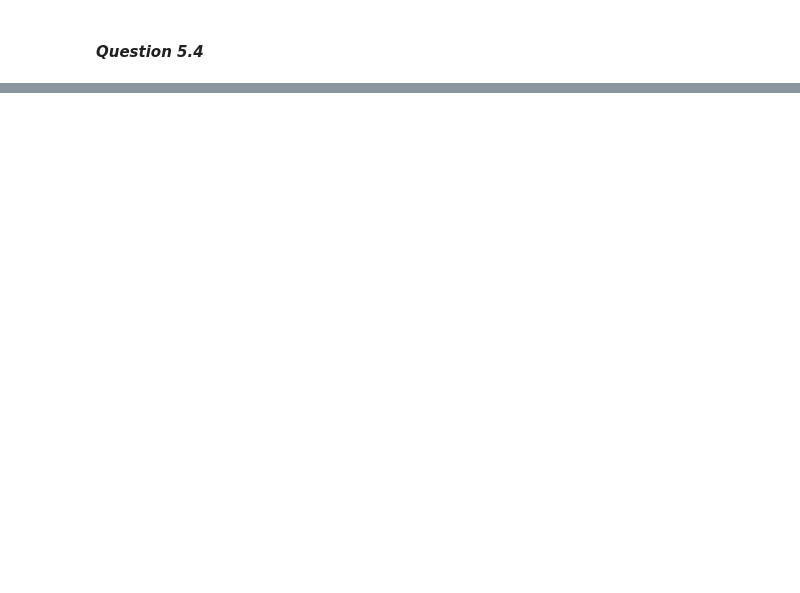
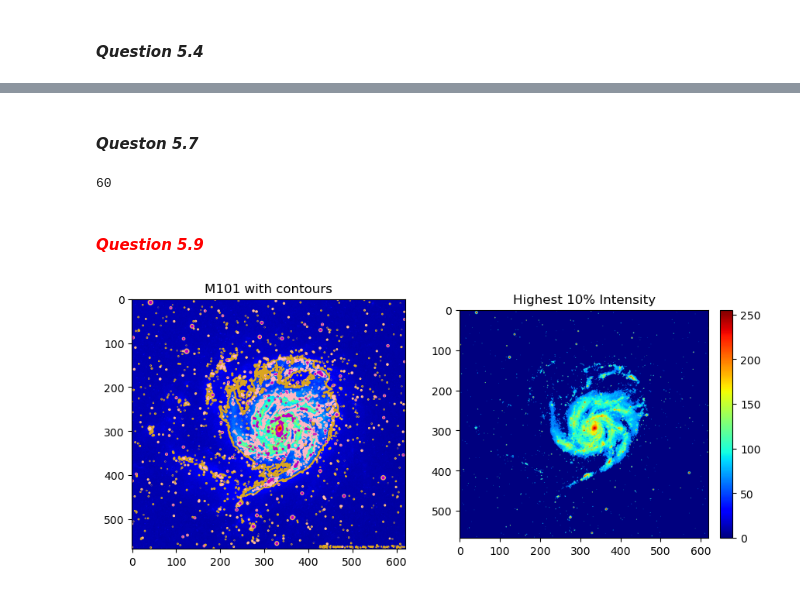
Before and after one commit to lklingens/PROGNUM-repo, a Jupyter notebook: Task5/sq_s6390366_w5.ipynb, the cells around one changed output, grey strips where cells are left out. Saved outputs shown, nothing was run; the diff lists cells and outputs as text; code cells hidden in the pictures; blank space fills up the shorter version.

```diff
--- a/Task5/sq_s6390366_w5.ipynb
+++ b/Task5/sq_s6390366_w5.ipynb
@@ -75,0 +162,46 @@ The contents of the new array y2 are: y2 = [  9.   9.   9.  36.   9.  36. 289.
+# %% [markdown]
+#### *Queston 5.7*
+# %%
+import numpy as np
+
+a = np.arange(60, dtype=np.complex128)
+
+a.nbytes  #960
+
+a = np.arange(60, dtype=np.int8)
+
+a.nbytes  #60
+# %% [output]
+60
+# %% [markdown]
+#### <span style="color:red"> *Question 5.9*
+# %%
+import numpy as np
+import imageio.v2 as imio
+from matplotlib import pyplot as plt
+from mpl_toolkits.axes_grid1 import make_axes_locatable
+
+M101 = imio.imread("~/PROGNUM-repo/Task5/m101BW.jpg")  # Get data from image as array
+
+fig = plt.figure(figsize=(10,10))  # Set figure size
+frame = fig.add_subplot(1,2,1)  # Frame inside figure
+frame.imshow(M101, cmap='jet')  # Show image in colormap 'jet' inside the frame
+frame.contour(M101, levels=np.percentile(M101, [85,95,99.7]), colors=['goldenrod','lightpink','m'])
+plt.title("M101 with contours")
+
+level = np.percentile(M101, 90)
+filtered = np.where(M101 >= level, M101, 0)  # Filter data where it is above 90 percent intensity, then plot those from M101, other values will show as 0
+
+frame2 = fig.add_subplot(1,2,2)  # Plot two
+intensity = frame2.imshow(filtered, cmap='jet')
+plt.title("Highest 10% Intensity")
+
+# Scale the colorbar
+
+divider = make_axes_locatable(frame2)
+colbarframe = divider.append_axes("right", size="5%", pad=0.15)
+
+fig.colorbar(intensity, cax=colbarframe)
+plt.show()
+# %% [output]
+[figure, added]
```
Also changed, not shown: parts of 19 cells of this notebook, 9 other files.
